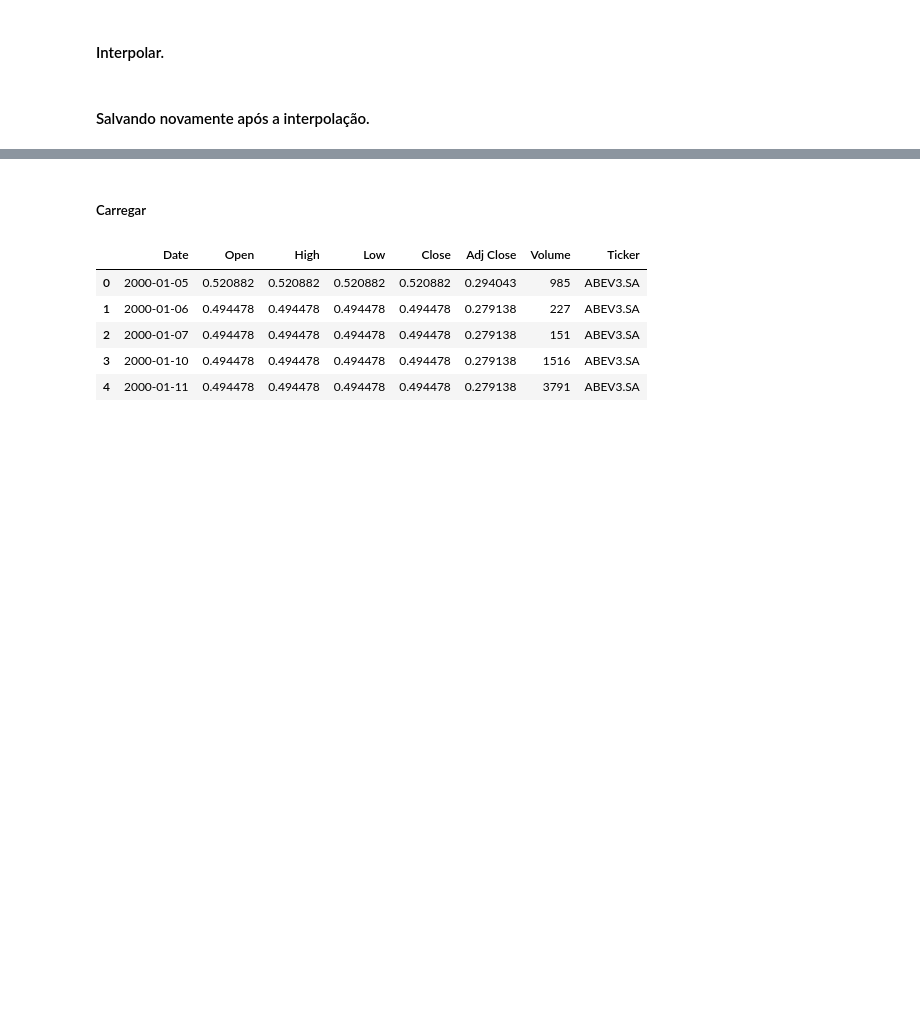
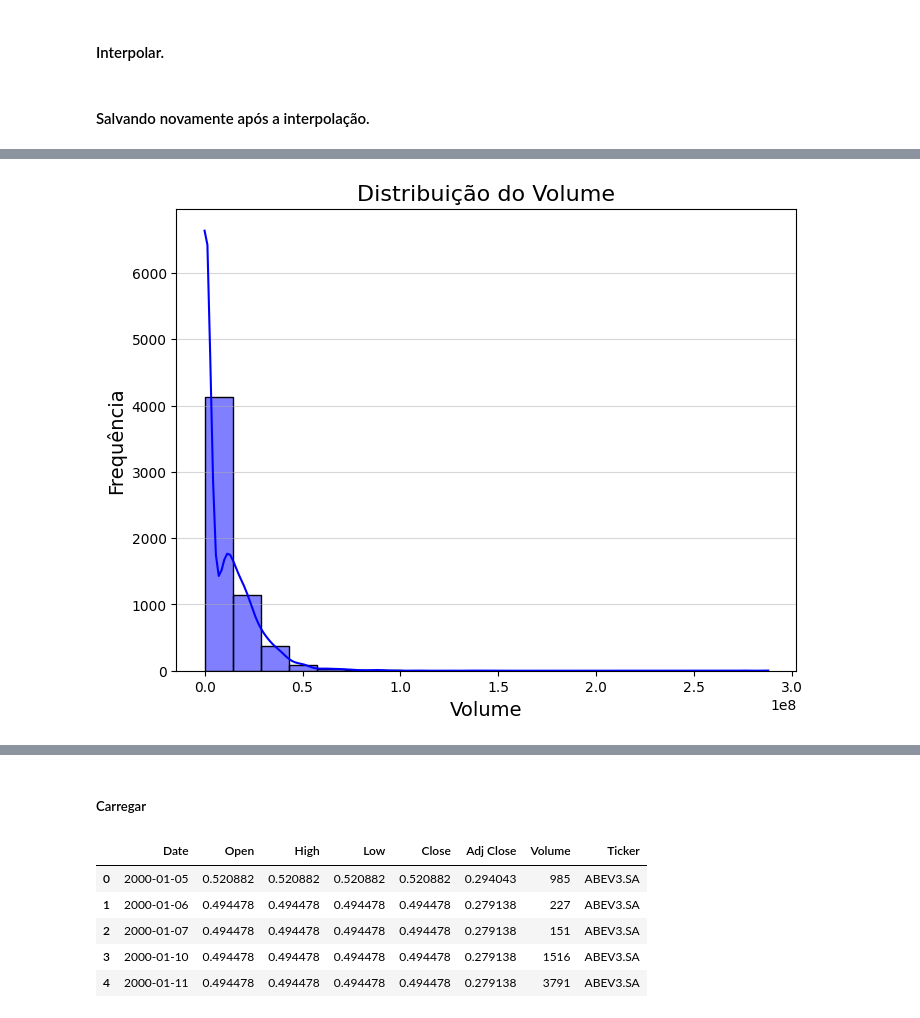
Before and after one commit to Bruno-Santana-Eco/TCC_Machine_learning, a Jupyter notebook: Coleta_Dados_Acoes.ipynb, the cells around one changed output, grey strips where cells are left out. Cells and saved outputs as stored; diff of their text form; code cells hidden in the pictures; blank space fills up the shorter version.

```diff
--- a/Coleta_Dados_Acoes.ipynb
+++ b/Coleta_Dados_Acoes.ipynb
@@ -468,0 +664,13 @@ all_data.to_excel("C:/Users/Samsung/Documents/GitHub-Datas/TCC_Machine_Learning/
+# %%
+import matplotlib.pyplot as plt
+import seaborn as sns
+
+plt.figure(figsize=(8, 6))
+sns.histplot(Ambev['Volume'], bins=20, kde=True, color='blue')
+plt.title('Distribuição do Volume', fontsize=16)
+plt.xlabel('Volume', fontsize=14)
+plt.ylabel('Frequência', fontsize=14)
+plt.grid(axis='y', alpha=0.5)
+plt.show()
+# %% [output]
+[figure, added]
```
Also changed, not shown: parts of 24 cells of this notebook, 1 other file.
